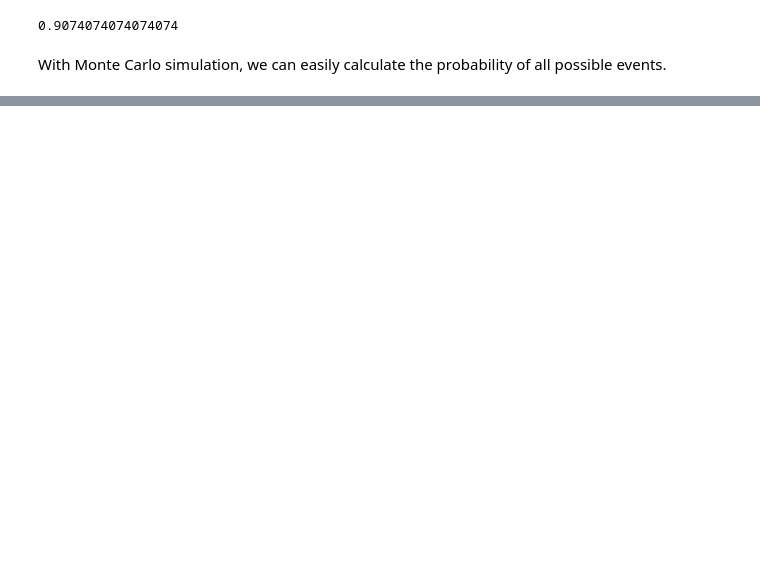
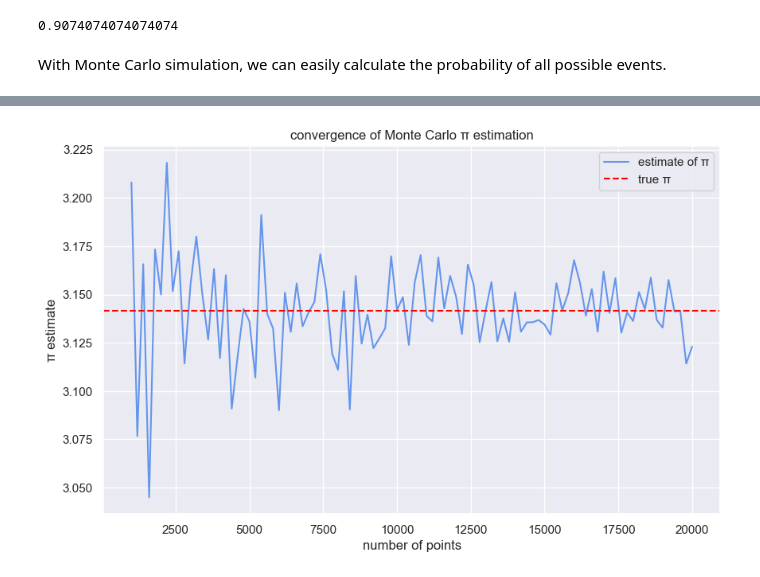
Before and after one commit to 404brtk/notebooks, a Jupyter notebook: monte-carlo.ipynb, the cells around one changed output, grey strips where cells are left out. Saved outputs shown, nothing was run; the diff lists cells and outputs as text; code cells hidden in the pictures; blank space fills up the shorter version.

```diff
--- a/monte-carlo.ipynb
+++ b/monte-carlo.ipynb
@@ -240,0 +295,21 @@ Five Of Kind: 0.000910 (0.0910%)
+# %%
+max_points_convergence = 20000
+step_convergence = 200
+
+n_values = range(step, max_points_convergence + 1, step_convergence)
+estimates = []
+for n in n_values:
+    pi_est, _, _, _ = estimate_pi_full_circle(n)
+    estimates.append(pi_est)
+
+plt.figure(figsize=(10, 6))
+plt.plot(n_values, estimates, label='estimate of π', color='cornflowerblue')
+plt.axhline(np.pi, color='red', linestyle='--', label='true π')
+plt.xlabel('number of points')
+plt.ylabel('π estimate')
+plt.title(f'convergence of Monte Carlo π estimation')
+plt.legend()
+plt.grid(True)
+plt.show()
+# %% [output]
+[figure, added]
```
Also changed, not shown: parts of 9 cells of this notebook, 1 other file.
